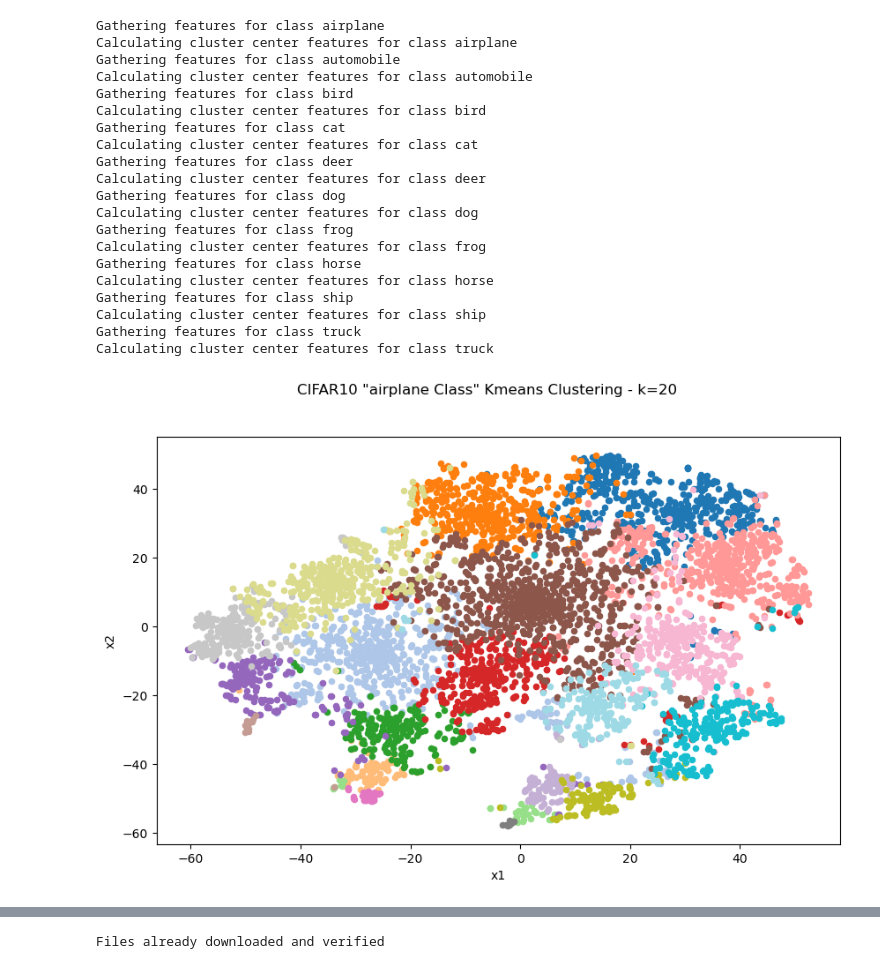
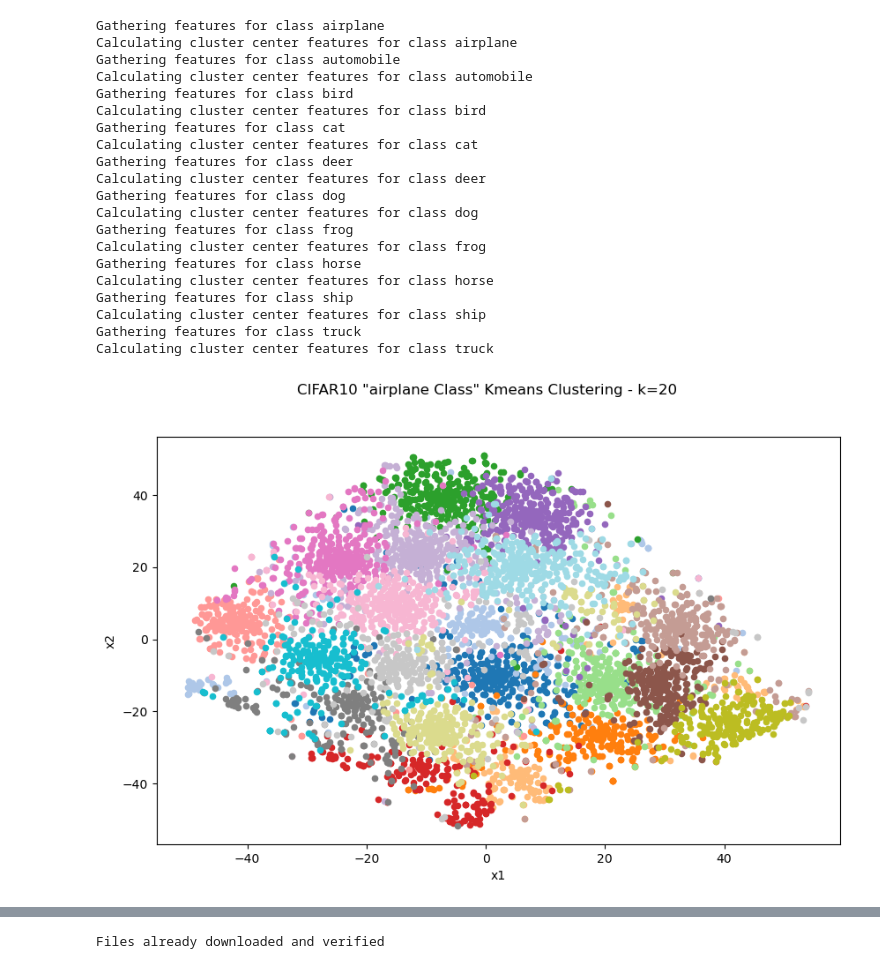
Before and after one commit to dhkim2810/capstone_design_2, a Jupyter notebook: k-means.ipynb, the cells around one changed output, grey strips where cells are left out. Drawn from its saved outputs; the diff is of its cells as text; code cells hidden in the pictures.

Commit message:
Update code for batch sampling

```diff
--- a/k-means.ipynb
+++ b/k-means.ipynb
@@ -100,7 +100,7 @@ def get_images(c, n): # get random n images from class c
 # Model
 num_layer = 4
 net = ResNet18(3, 10)
-state_dict = torch.load("resnet18_cifar.pt", map_location='cpu')
+state_dict = torch.load("./results/resnet18_cifar.pt", map_location='cpu')
 net.load_state_dict(state_dict)
 net = net.to(device)
 net.eval()
@@ -111,6 +126,7 @@ FileNotFoundError: [Errno 2] No such file or directory: 'resnet18_cifar.pt'
 # %%
 # K-Means
-from sklearn.cluster import MiniBatchKMeans, KMeans
+from sklearn.cluster import KMeans
+from k_means_constrained import KMeansConstrained
 from sklearn.decomposition import PCA
 import numpy as np
 from sklearn.manifold import TSNE
@@ -136,9 +152,11 @@ for class_idx in range(10):
     features = torch.cat(features, dim=0).detach().cpu().numpy()
 
     print(f"Calculating cluster center features for class {class_name}")
-    kmeans = KMeans(n_clusters=num_clusters, n_init=5, max_iter=300, random_state=1, verbose=0).fit(features)
-    labels = kmeans.labels_
-    centers = kmeans.cluster_centers_
+    clf = KMeansConstrained(n_clusters=num_clusters, size_min=200, size_max=300, random_state=1)
+    clf.fit(features)
+    # kmeans = KMeans(n_clusters=num_clusters, n_init=5, max_iter=300, random_state=1, verbose=0).fit(features)
+    labels = clf.labels_
+    centers = clf.cluster_centers_
 
     indices_sub_class[class_idx] = labels
     indices_sub_class_centers[class_idx] = centers
@@ -151,31 +169,31 @@ for class_idx in range(10):
 
     cdict = {i:plt.cm.tab20(i) for i in range(num_clusters)}
 
     fig, ax = plt.subplots(figsize=(10,6))
     grouped = df.groupby('label')
     for key, group in grouped:
         group.plot(ax=ax, kind='scatter', x='x1',y='x2',color=cdict[key])
     fig.suptitle(f"CIFAR10 \"{class_name} Class\" Kmeans Clustering - k={num_clusters}")
     plt.savefig(f"./results/cifar10_k{num_clusters}_{layer_idx}_{class_name}")
 # %% [output]
 Gathering features for class airplane
 Calculating cluster center features for class airplane
 Gathering features for class automobile
 Calculating cluster center features for class automobile
 Gathering features for class bird
 Calculating cluster center features for class bird
 Gathering features for class cat
 Calculating cluster center features for class cat
 Gathering features for class deer
 Calculating cluster center features for class deer
 Gathering features for class dog
 Calculating cluster center features for class dog
 Gathering features for class frog
 Calculating cluster center features for class frog
 Gathering features for class horse
 Calculating cluster center features for class horse
 Gathering features for class ship
 Calculating cluster center features for class ship
 Gathering features for class truck
 Calculating cluster center features for class truck
-[figure, old version]
+[figure, new version]
```
Also changed, not shown: parts of 2 cells of this notebook, 44 other files.
